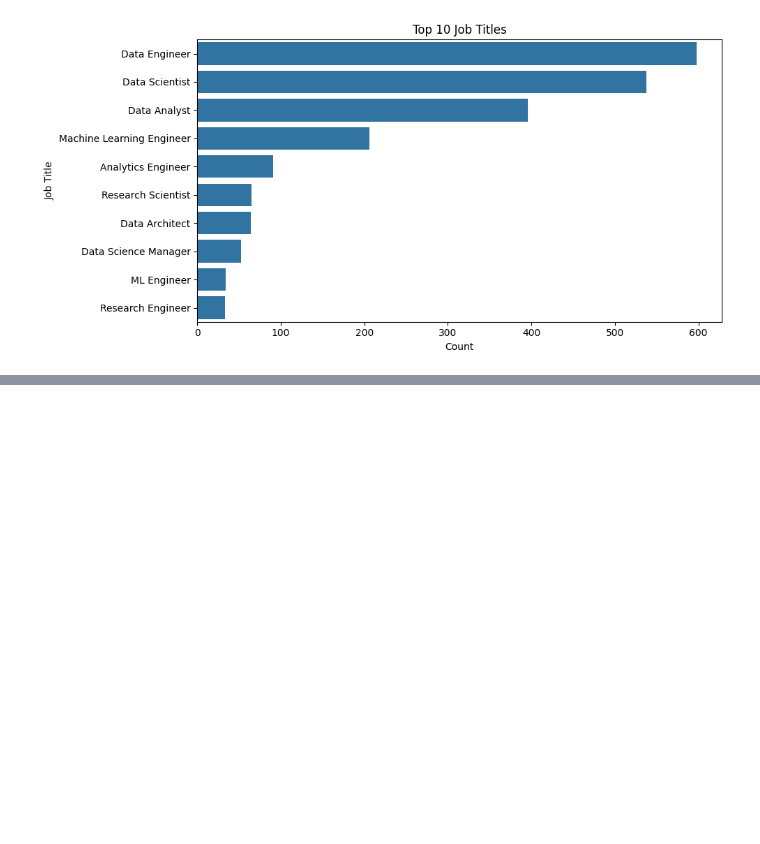
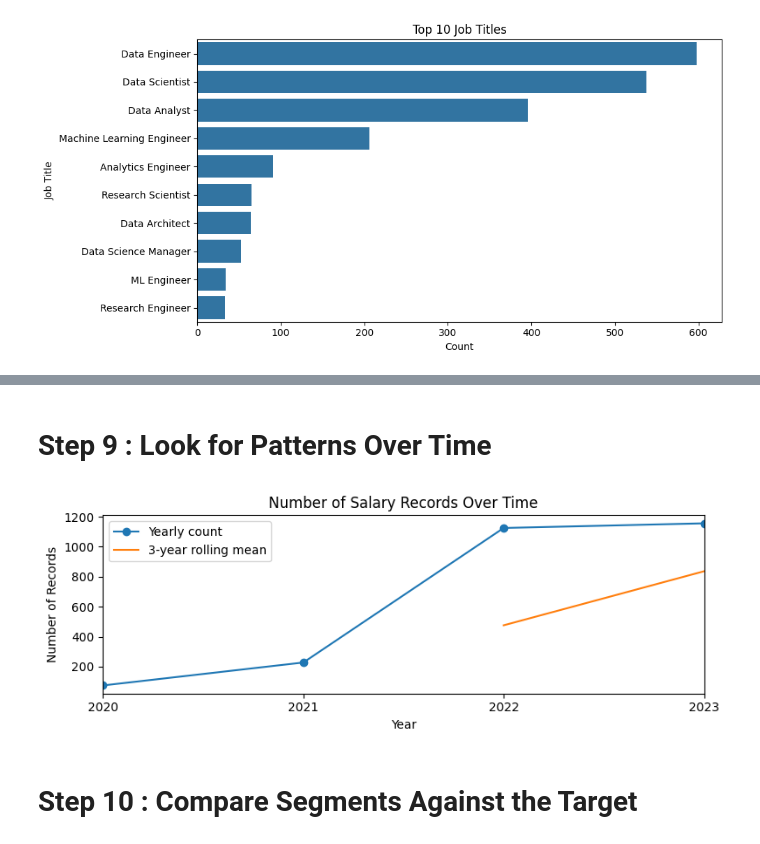
Before and after one commit to aelaraby6/Salary-Predictor, a Jupyter notebook: notebooks/eda.ipynb, the cells around one changed output, grey strips where cells are left out. Cells and saved outputs as stored; diff of their text form; code cells hidden in the pictures; blank space fills up the shorter version.

```diff
--- a/notebooks/eda.ipynb
+++ b/notebooks/eda.ipynb
@@ -423,0 +524,37 @@ plt.show()
+# %% [markdown]
+# Step 9 : Look for Patterns Over Time
+# %%
+
+# Convert work_year to datetime
+df["work_year"] = pd.to_datetime(
+    df["work_year"].astype(str),
+    format="%Y"
+)
+
+# Count salary records per year
+yearly = (
+    df.set_index("work_year")
+    .resample("YS")
+    .size()
+)
+
+# Plot yearly counts and rolling mean
+fig, ax = plt.subplots(figsize=(8, 3))
+
+yearly.plot(ax=ax, label="Yearly count", marker="o")
+yearly.rolling(3).mean().plot(
+    ax=ax,
+    label="3-year rolling mean"
+)
+
+ax.set_title("Number of Salary Records Over Time")
+ax.set_xlabel("Year")
+ax.set_ylabel("Number of Records")
+ax.legend()
+
+plt.tight_layout()
+plt.show()
+# %% [output]
+[figure, added]
+# %% [markdown]
+# Step 10 : Compare Segments Against the Target
```
Also changed, not shown: parts of 12 cells of this notebook.
